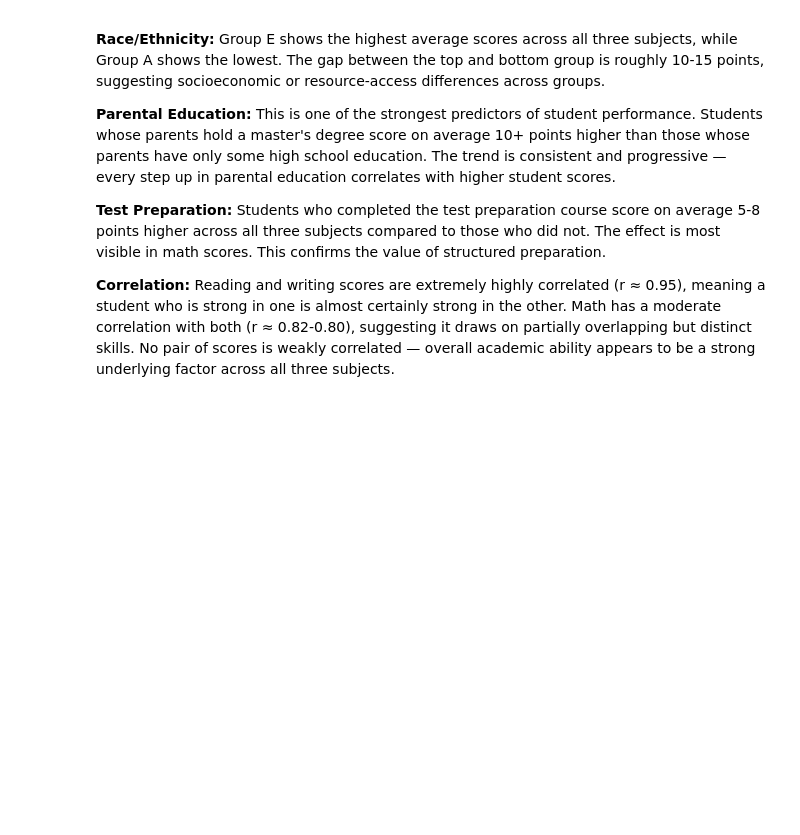
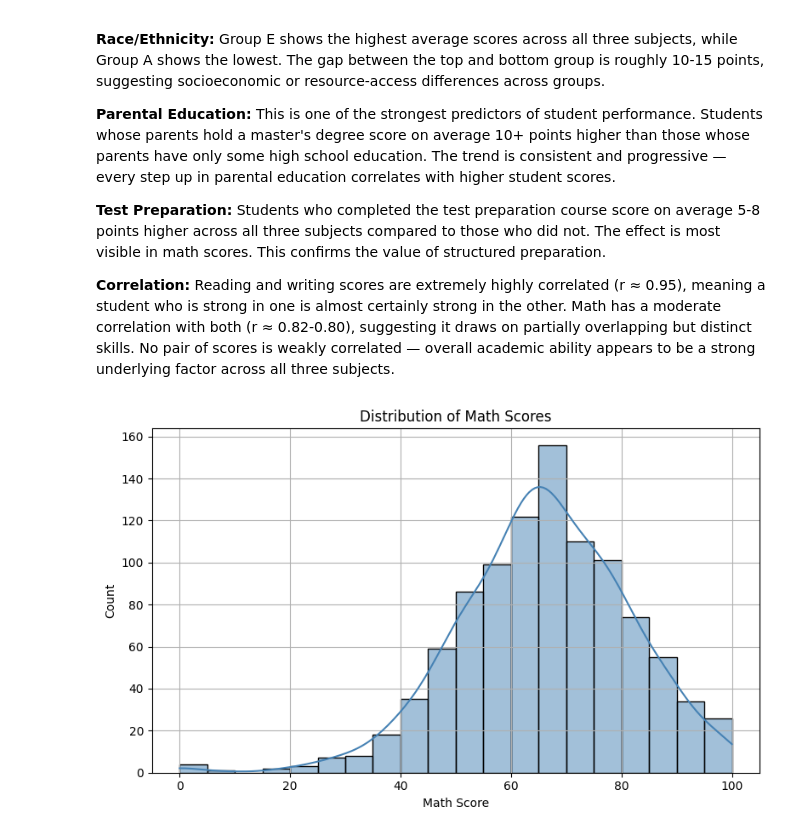
Before and after one commit to iahadbashir/Student_Performance_Analysis, a Jupyter notebook: notebooks/analysis.ipynb, the cells around one changed output. Cells and saved outputs as stored; diff of their text form; code cells hidden in the pictures; blank space fills up the shorter version.

Commit message:
Task 5: all visualizations, histogram, boxplot, scatter, bar, combined 2x2 figure

```diff
--- a/notebooks/analysis.ipynb
+++ b/notebooks/analysis.ipynb
@@ -279,3 +279,15 @@ meaning a student who is strong in one is almost certainly strong in the other.
 Math has a moderate correlation with both (r ≈ 0.82-0.80), suggesting it draws on
 partially overlapping but distinct skills. No pair of scores is weakly correlated —
 overall academic ability appears to be a strong underlying factor across all three subjects.
+# %%
+# Plot 1: Histogram with KDE
+plt.figure(figsize=(8, 5))
+sns.histplot(df_clean['math score'], kde=True, bins=20, color='steelblue')
+plt.title("Distribution of Math Scores")
+plt.xlabel("Math Score")
+plt.ylabel("Count")
+plt.grid(True)
+plt.tight_layout()
+plt.show()
+# %% [output]
+[figure, added]
```
Also changed, not shown: parts of 4 cells of this notebook.
